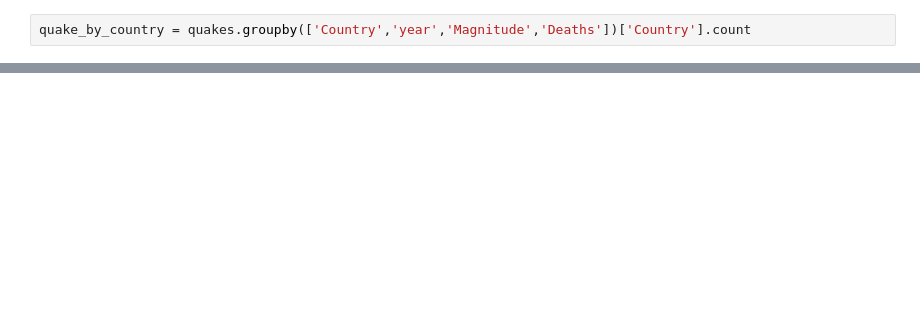
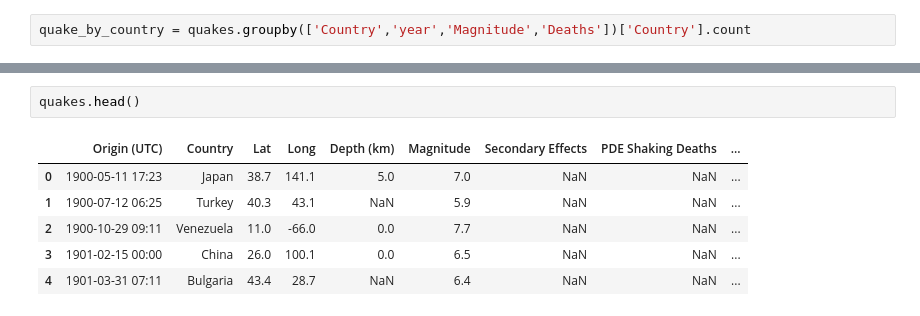
Before and after one commit to DataScienceBS/data-question-3-tornado-bombers, a Jupyter notebook: DataScienceQuestion3.ipynb, the cells around one changed output, grey strips where cells are left out. Drawn from its saved outputs; the diff is of its cells as text; blank space fills up the shorter version.

```diff
--- a/DataScienceQuestion3.ipynb
+++ b/DataScienceQuestion3.ipynb
@@ -422,0 +429,9 @@ d.observe(plot_y, names='value')
+# %%
+quakes.head()
+# %% [output]
+|  | Origin (UTC) | Country | Lat | Long | Depth (km) | Magnitude | Secondary Effects | PDE Shaking Deaths | ... |
+| 0 | 1900-05-11 17:23 | Japan | 38.7 | 141.1 | 5.0 | 7.0 | NaN | NaN | ... |
+| 1 | 1900-07-12 06:25 | Turkey | 40.3 | 43.1 | NaN | 5.9 | NaN | NaN | ... |
+| 2 | 1900-10-29 09:11 | Venezuela | 11.0 | -66.0 | 0.0 | 7.7 | NaN | NaN | ... |
+| 3 | 1901-02-15 00:00 | China | 26.0 | 100.1 | 0.0 | 6.5 | NaN | NaN | ... |
+| 4 | 1901-03-31 07:11 | Bulgaria | 43.4 | 28.7 | NaN | 6.4 | NaN | NaN | ... |
```
Also changed, not shown: parts of 7 cells of this notebook, 2 other files.
